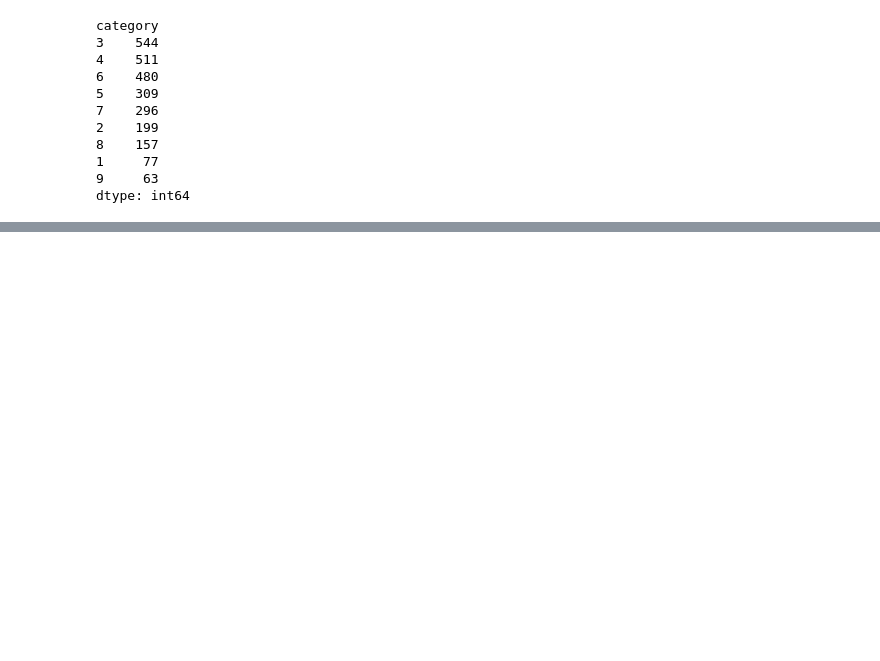
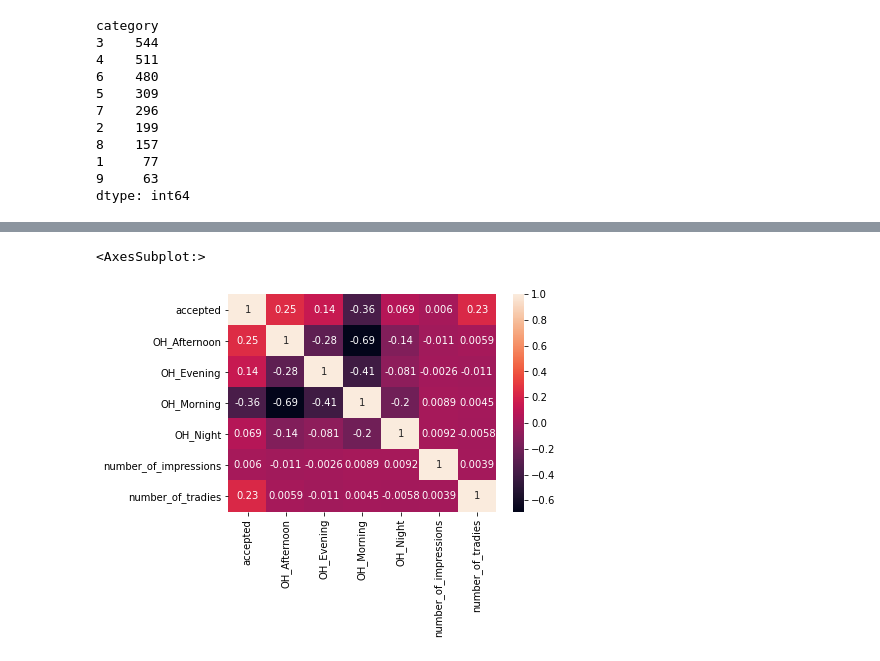
Before and after one commit to arsedianivan/hipages_tasks, a Jupyter notebook: HipagesEDA.ipynb, the cells around one changed output, grey strips where cells are left out. Saved outputs shown, nothing was run; the diff lists cells and outputs as text; code cells hidden in the pictures; blank space fills up the shorter version.

```diff
--- a/HipagesEDA.ipynb
+++ b/HipagesEDA.ipynb
@@ -282,0 +282,6 @@ plt.show()
+# %%
+#Encode time_category
+
+jobs = pd.get_dummies(jobs, columns=['time_category'], prefix='OH')
+
+jobs.head()
@@ -282,0 +295,5 @@ plt.show()
+# %%
+sns.heatmap(data=jobs[['accepted', 'OH_Afternoon', 'OH_Evening', 'OH_Morning', 'OH_Night','number_of_impressions','number_of_tradies']].corr(), annot=True)
+# %% [output]
+<AxesSubplot:>
+[figure, added]
```
Also changed, not shown: parts of 10 cells of this notebook.
